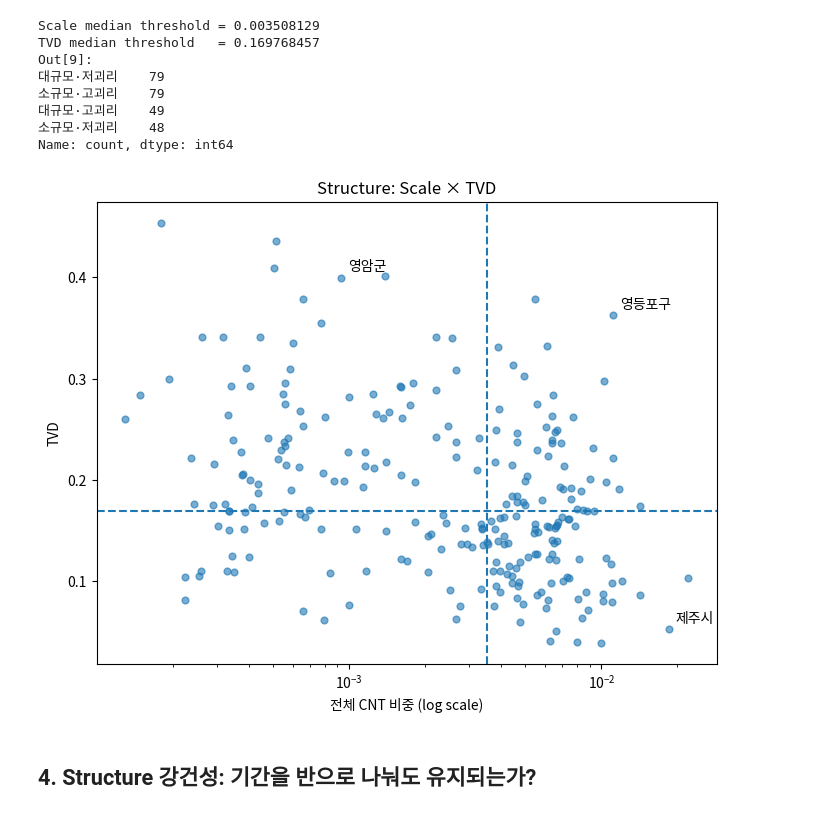
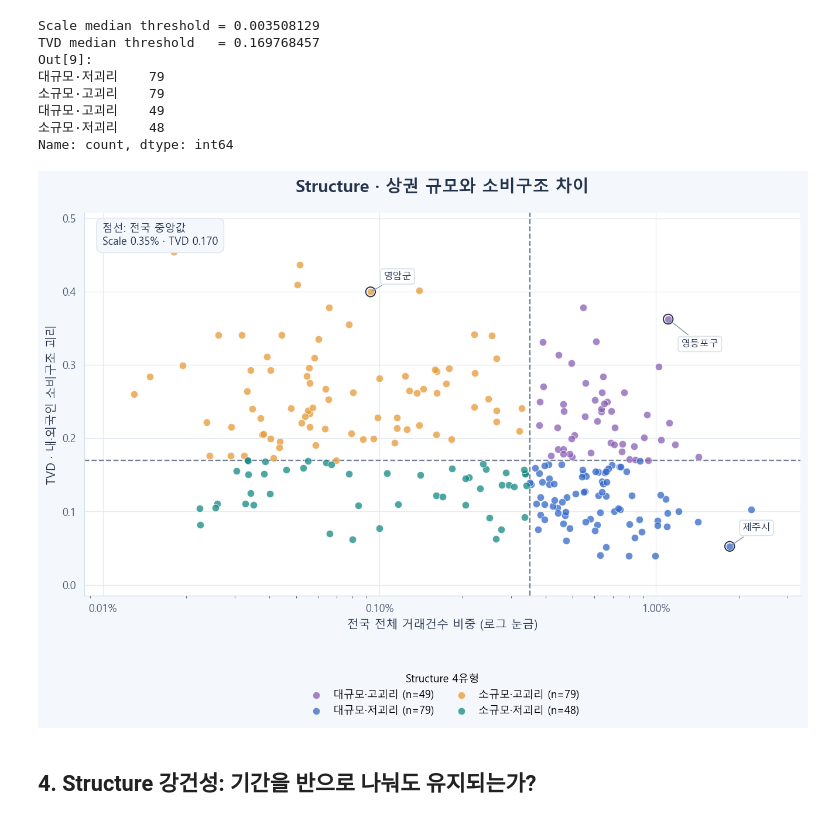
Before and after one commit to Heisenberg0607/bc_card_data_analysis, a Jupyter notebook: BC_analysis.ipynb, the cells around one changed output. Cells and saved outputs as stored; diff of their text form; code cells hidden in the pictures.

```diff
--- a/BC_analysis.ipynb
+++ b/BC_analysis.ipynb
@@ -293,19 +345,22 @@ Out[9]:
 소규모·저괴리    48
 Name: count, dtype: int64
 # %%
-fig, ax = plt.subplots(figsize=(8,6))
-ax.scatter(cnt_share, tvd_amt, s=24, alpha=.6)
-ax.axvline(scale_thr, ls='--')
-ax.axhline(tvd_thr, ls='--')
-for r in ['제주특별자치도 제주시','전라남도 영암군','서울특별시 영등포구']:
-    ax.annotate(r.split(' ')[-1], (cnt_share.loc[r], tvd_amt.loc[r]), xytext=(5,5), textcoords='offset points')
+fig,ax=plt.subplots(figsize=(10,7.2))
+category_scatter(ax,cnt_share,tvd_amt,structure,STRUCTURE_COLORS)
 ax.set_xscale('log')
-ax.set_xlabel('전체 CNT 비중 (log scale)')
-ax.set_ylabel('TVD')
-ax.set_title('Structure: Scale × TVD')
+ax.axvline(scale_thr,ls='--',color=COLORS['muted'],lw=1.3,zorder=2)
+ax.axhline(tvd_thr,ls='--',color=COLORS['muted'],lw=1.3,zorder=2)
+ax.xaxis.set_major_formatter(PercentFormatter(xmax=1,decimals=2))
+style_axes(ax,'Structure · 상권 규모와 소비구조 차이',
+           '전국 전체 거래건수 비중 (로그 눈금)','TVD · 내·외국인 소비구조 괴리')
+for r,offset in zip(['제주특별자치도 제주시','전라남도 영암군','서울특별시 영등포구'],
+                    [(12,15),(12,12),(12,-26)]):
+    label_region(ax,r,cnt_share.loc[r],tvd_amt.loc[r],offset)
+note(ax,f'점선: 전국 중앙값\nScale {scale_thr:.2%} · TVD {tvd_thr:.3f}')
+legend_below(ax,title='Structure 4유형')
 plt.show()
 # %% [output]
-[figure, old version]
+[figure, new version]
 # %% [markdown]
 ## 4. Structure 강건성: 기간을 반으로 나눠도 유지되는가?
 # %%
```
Also changed, not shown: parts of 5 cells of this notebook, 19 other files.
